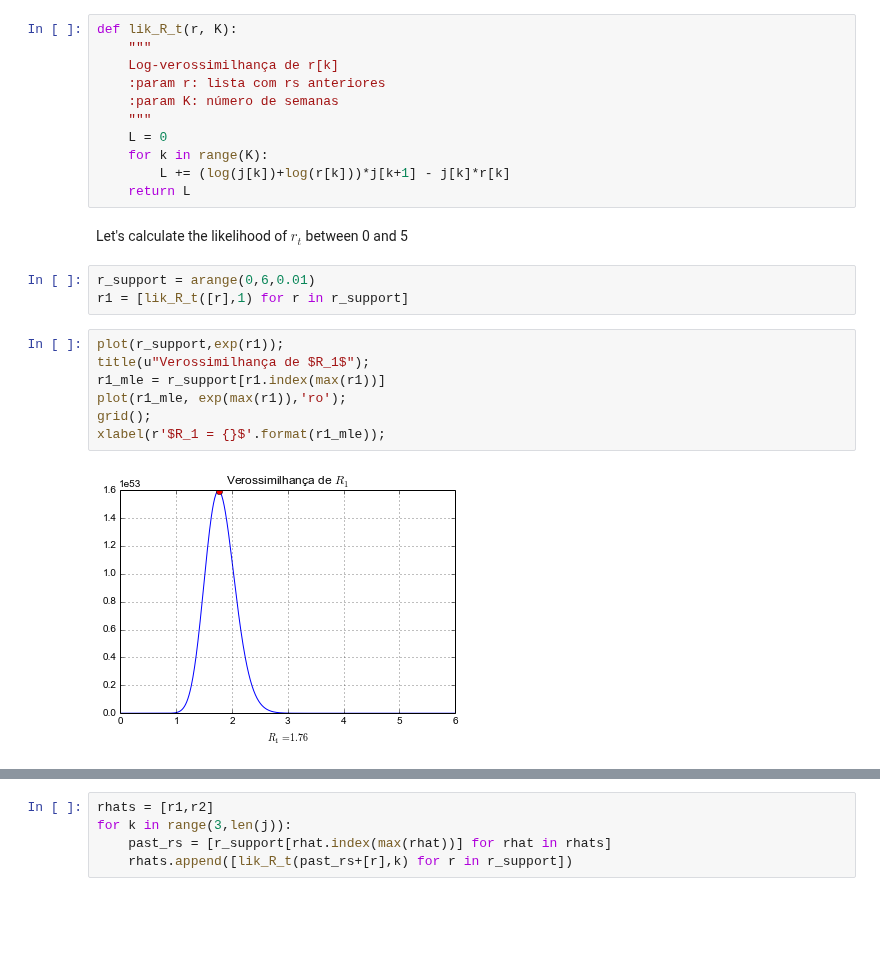
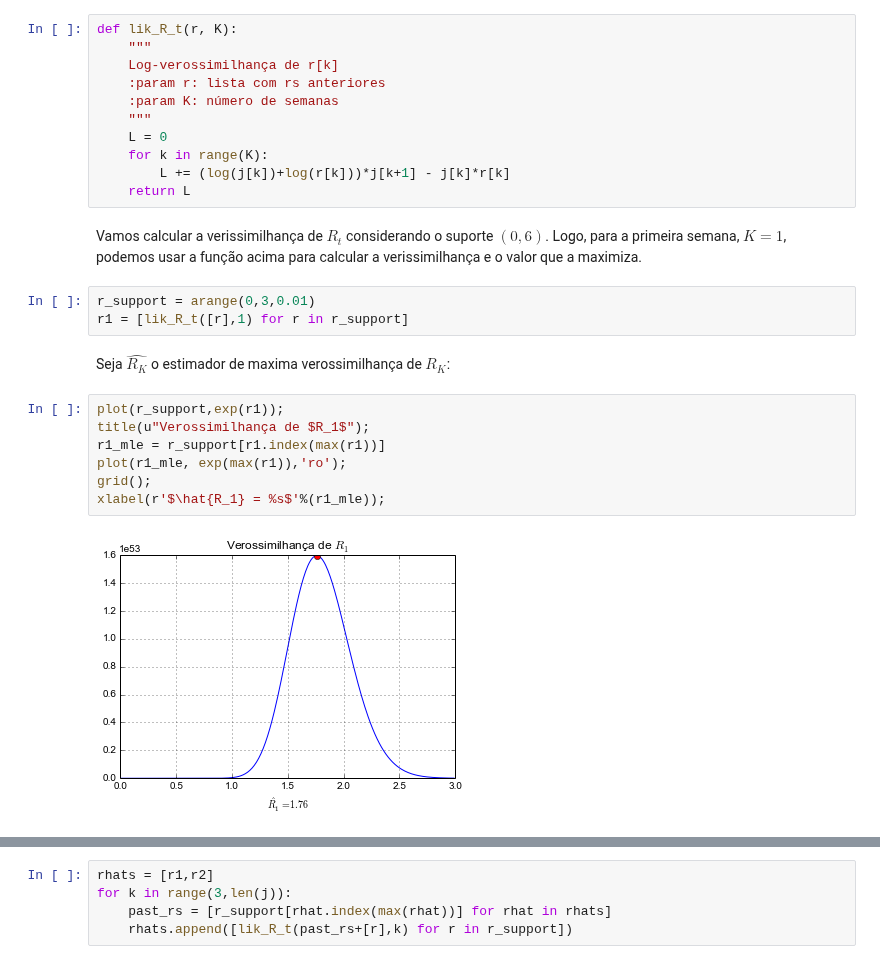
Before and after one commit to AlertaDengue/AlertTools, a Jupyter notebook: Estimacao_de_Rt_por_verossimilhanca/Estimação de R_t.ipynb, the cells around one changed output, grey strips where cells are left out. Cells and saved outputs as stored; diff of their text form; blank space fills up the shorter version.

```diff
--- a/Estimacao_de_Rt_por_verossimilhanca/Estimação de R_t.ipynb
+++ b/Estimacao_de_Rt_por_verossimilhanca/Estimação de R_t.ipynb
@@ -72,20 +70,22 @@ def lik_R_t(r, K):
     for k in range(K):
         L += (log(j[k])+log(r[k]))*j[k+1] - j[k]*r[k]
     return L
-# %% [markdown]
-Let's calculate the likelihood of $r_t$ between 0 and 5
+# %% [markdown]
+Vamos calcular a verissimilhança de  $R_t$ considerando o suporte $(0,  6)$. Logo, para a primeira semana, $K=1$, podemos usar a função acima para calcular a verissimilhança e o valor que a maximiza.
 # %%
-r_support = arange(0,6,0.01)
+r_support = arange(0,3,0.01)
 r1 = [lik_R_t([r],1) for r in r_support]
+# %% [markdown]
+Seja $\hat{R_K}$ o estimador de maxima verossimilhança de $R_K$:
 # %%
 plot(r_support,exp(r1));
 title(u"Verossimilhança de $R_1$");
 r1_mle = r_support[r1.index(max(r1))]
 plot(r1_mle, exp(max(r1)),'ro');
 grid();
-xlabel(r'$R_1 = {}$'.format(r1_mle));
+xlabel(r'$\hat{R_1} = %s$'%(r1_mle));
 # %% [output]
-[figure, old version]
+[figure, new version]
 # %%
 r2 = [lik_R_t([r1_mle,r],2) for r in r_support]
 r2_mle = r_support[r2.index(max(r2))]
```
Also changed, not shown: parts of 13 cells of this notebook, 2 other files.
